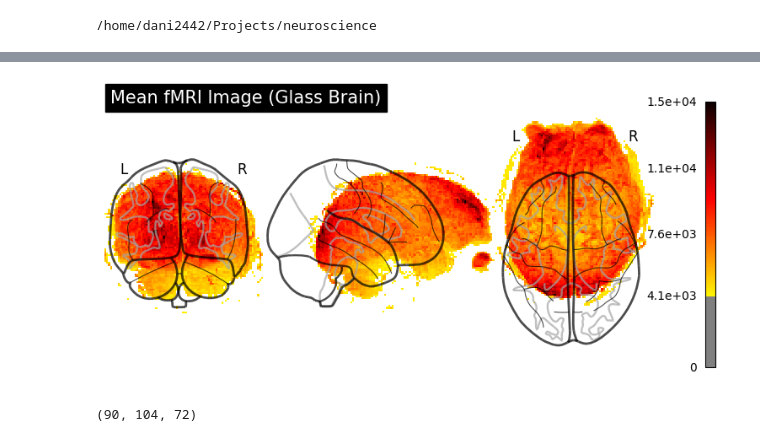
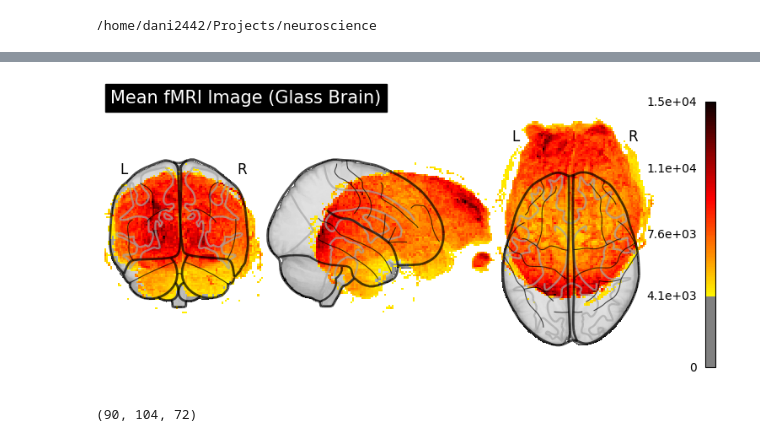
Before and after one commit to dani2442/neuroscience, a Jupyter notebook: notebooks/fmri_example.ipynb, the cells around one changed output, grey strips where cells are left out. Cells and saved outputs as stored; diff of their text form; code cells hidden in the pictures.

```diff
--- a/notebooks/fmri_example.ipynb
+++ b/notebooks/fmri_example.ipynb
@@ -51,28 +51,28 @@ magic           : np.bytes_(b'n+1')
 # %%
 from nilearn import plotting, datasets
 from nilearn.image import mean_img, resample_to_img
 import matplotlib.pyplot as plt
 
 # Assuming 'img' is your loaded fMRI image from the previous step
 
 # Extract the mean image across the time dimension for visualization
 # This converts the 4D fMRI data into a 3D image
 mean_fmri_img = mean_img(img)
-template = datasets.load_mni152_template(resolution=2)
+template = datasets.load_mni152_template()
 
 # Plotting the mean fMRI image in "glass brain" view
-plotting.plot_glass_brain(mean_fmri_img, display_mode='ortho', title='Mean fMRI Image (Glass Brain)')
+plotting.plot_glass_brain(mean_fmri_img, bg_img=template, display_mode='ortho', title='Mean fMRI Image (Glass Brain)')
 plt.show()
 
 # Plotting slices of the mean fMRI image
 # You can specify cuts (e.g., [-20, 0, 20] for sagittal, coronal, axial cuts)
 #plotting.plot_epi(mean_fmri_img, title='Mean fMRI Image Slices', display_mode='ortho')
 #plt.show()
 
 # You can also save the plots
 # plotting.plot_epi(mean_fmri_img, output_file='mean_fmri_slices.png')
 # %% [output]
-[figure, old version]
+[figure, new version]
 # %%
 mean_fmri_img.shape
 # %% [output]
```
Also changed, not shown: parts of 2 cells of this notebook, 1 other file.
